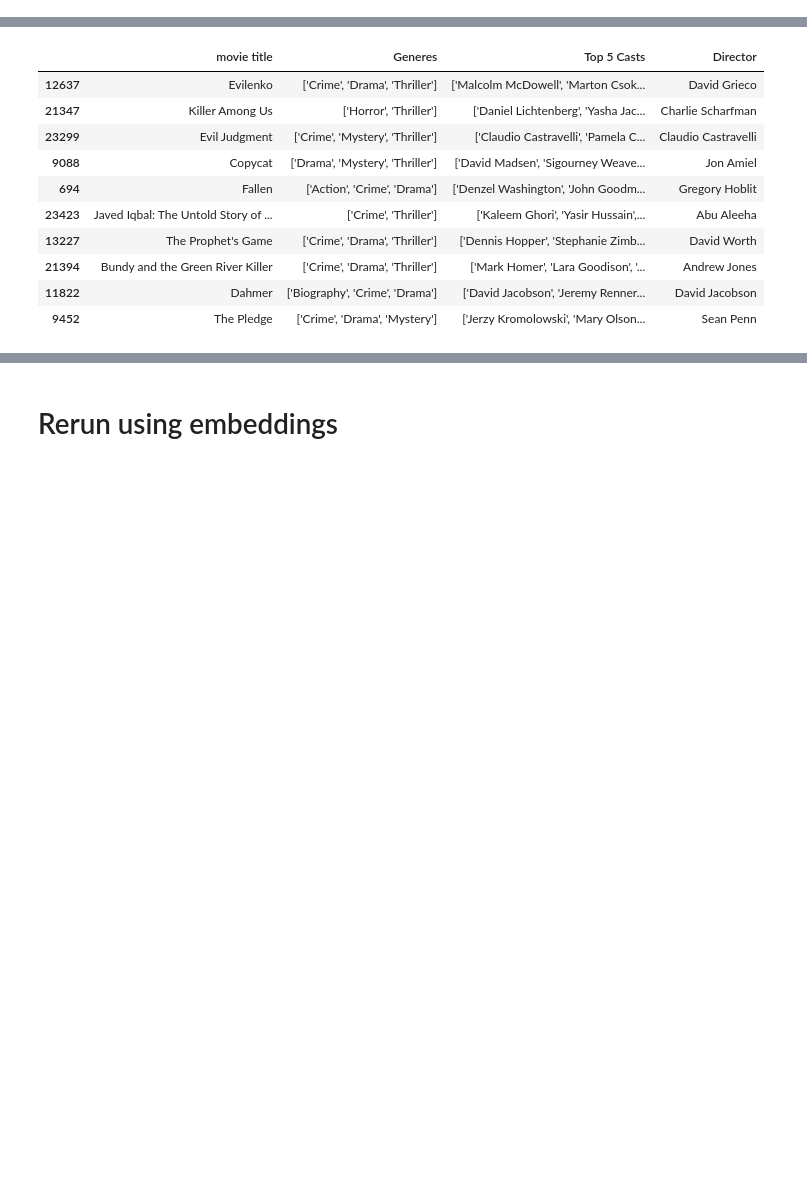
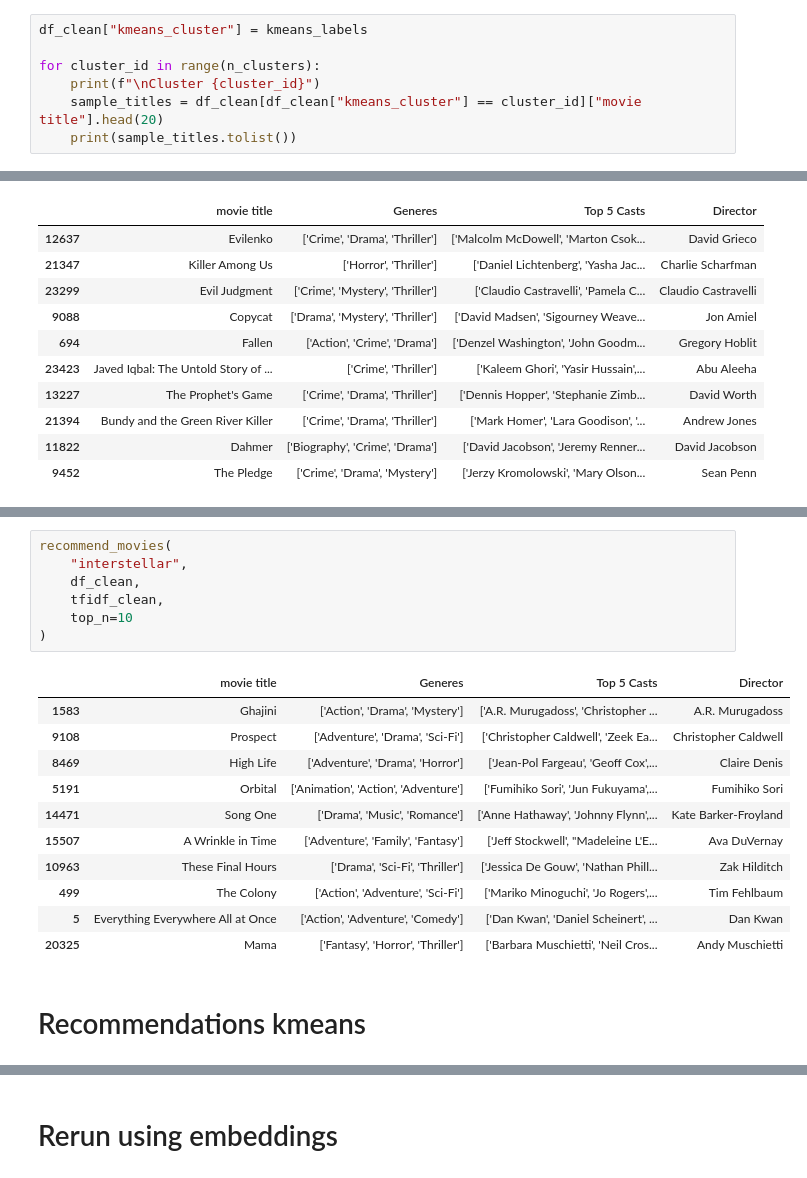
Before and after one commit to Y-awad/Movie-recommendation-system, a Jupyter notebook: moviesystem.ipynb, the cells around one changed output, grey strips where cells are left out. Cells and saved outputs as stored; diff of their text form; blank space fills up the shorter version.

```diff
--- a/moviesystem.ipynb
+++ b/moviesystem.ipynb
@@ -380,0 +438,7 @@ plt.show()
+# %%
+df_clean["kmeans_cluster"] = kmeans_labels
+
+for cluster_id in range(n_clusters):
+    print(f"\nCluster {cluster_id}")
+    sample_titles = df_clean[df_clean["kmeans_cluster"] == cluster_id]["movie title"].head(20)
+    print(sample_titles.tolist())
@@ -630,0 +713,21 @@ recommend_movies(
+# %%
+recommend_movies(
+    "interstellar",
+    df_clean,
+    tfidf_clean,
+    top_n=10
+)
+# %% [output]
+|  | movie title | Generes | Top 5 Casts | Director |
+| 1583 | Ghajini | ['Action', 'Drama', 'Mystery'] | ['A.R. Murugadoss', 'Christopher ... | A.R. Murugadoss |
+| 9108 | Prospect | ['Adventure', 'Drama', 'Sci-Fi'] | ['Christopher Caldwell', 'Zeek Ea... | Christopher Caldwell |
+| 8469 | High Life | ['Adventure', 'Drama', 'Horror'] | ['Jean-Pol Fargeau', 'Geoff Cox',... | Claire Denis |
+| 5191 | Orbital | ['Animation', 'Action', 'Adventure'] | ['Fumihiko Sori', 'Jun Fukuyama',... | Fumihiko Sori |
+| 14471 | Song One | ['Drama', 'Music', 'Romance'] | ['Anne Hathaway', 'Johnny Flynn',... | Kate Barker-Froyland |
+| 15507 | A Wrinkle in Time | ['Adventure', 'Family', 'Fantasy'] | ['Jeff Stockwell', "Madeleine L'E... | Ava DuVernay |
+| 10963 | These Final Hours | ['Drama', 'Sci-Fi', 'Thriller'] | ['Jessica De Gouw', 'Nathan Phill... | Zak Hilditch |
+| 499 | The Colony | ['Action', 'Adventure', 'Sci-Fi'] | ['Mariko Minoguchi', 'Jo Rogers',... | Tim Fehlbaum |
+| 5 | Everything Everywhere All at Once | ['Action', 'Adventure', 'Comedy'] | ['Dan Kwan', 'Daniel Scheinert', ... | Dan Kwan |
+| 20325 | Mama | ['Fantasy', 'Horror', 'Thriller'] | ['Barbara Muschietti', 'Neil Cros... | Andy Muschietti |
+# %% [markdown]
+# Recommendations kmeans
```
Also changed, not shown: parts of 19 cells of this notebook.
